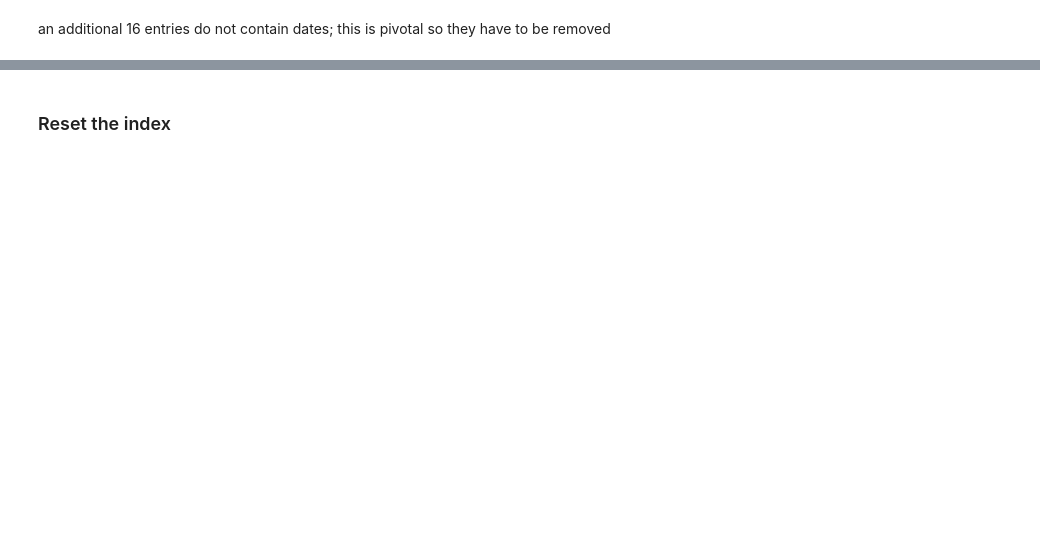
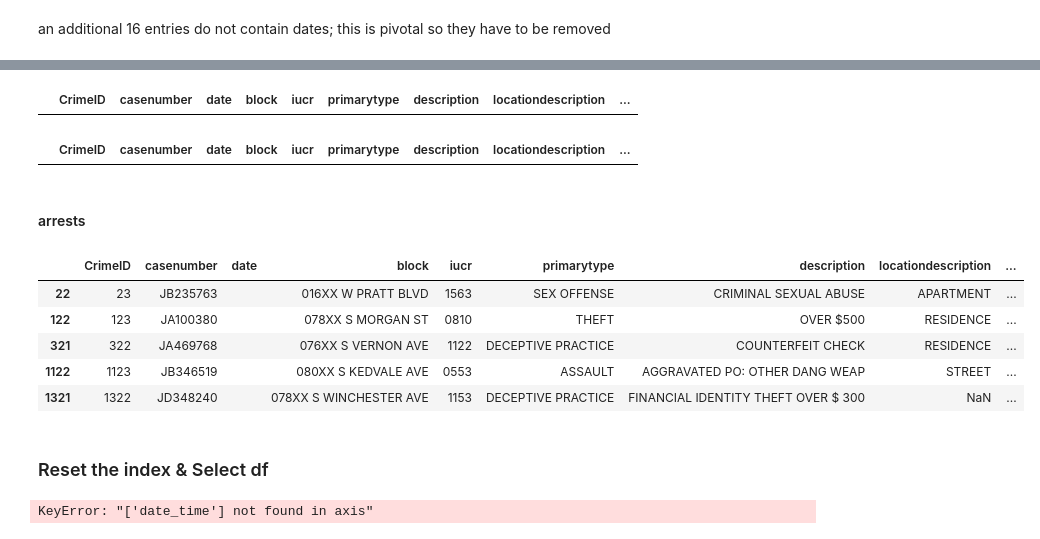
Before and after one commit to AngeloBarisano/data_management_and_ethics, a Jupyter notebook: Code/datacleaning.ipynb, the cells around one changed output, grey strips where cells are left out. Saved outputs shown, nothing was run; the diff lists cells and outputs as text; code cells hidden in the pictures; blank space fills up the shorter version.

```diff
--- a/Code/datacleaning.ipynb
+++ b/Code/datacleaning.ipynb
@@ -462,0 +442,19 @@ df.dropna(how="all")
+# %%
+df[df.beat.str.len() != 4]
+# %% [output]
+|  | CrimeID | casenumber | date | block | iucr | primarytype | description | locationdescription | ... |
+# %%
+df[df.district.str.len() != 2]
+# %% [output]
+|  | CrimeID | casenumber | date | block | iucr | primarytype | description | locationdescription | ... |
+# %% [markdown]
+#### arrests
+# %%
+df[~((df.arrest == True) | (df.arrest == False))].head()
+# %% [output]
+|  | CrimeID | casenumber | date | block | iucr | primarytype | description | locationdescription | ... |
+| 22 | 23 | JB235763 |  | 016XX W PRATT BLVD | 1563 | SEX OFFENSE | CRIMINAL SEXUAL ABUSE | APARTMENT | ... |
+| 122 | 123 | JA100380 |  | 078XX S MORGAN ST | 0810 | THEFT | OVER $500 | RESIDENCE | ... |
+| 321 | 322 | JA469768 |  | 076XX S VERNON AVE | 1122 | DECEPTIVE PRACTICE | COUNTERFEIT CHECK | RESIDENCE | ... |
+| 1122 | 1123 | JB346519 |  | 080XX S KEDVALE AVE | 0553 | ASSAULT | AGGRAVATED PO: OTHER DANG WEAP | STREET | ... |
+| 1321 | 1322 | JD348240 |  | 078XX S WINCHESTER AVE | 1153 | DECEPTIVE PRACTICE | FINANCIAL IDENTITY THEFT OVER $ 300 | NaN | ... |
@@ -463,2 +465,7 @@ df.dropna(how="all")
 # %% [markdown]
-### Reset the index
+### Reset the index & Select df
+# %%
+df.date = df.date_time
+df.drop("date_time", axis=0)
+# %% [output]
+KeyError: "['date_time'] not found in axis"
```
Also changed, not shown: parts of 50 cells of this notebook, 2 other files.
